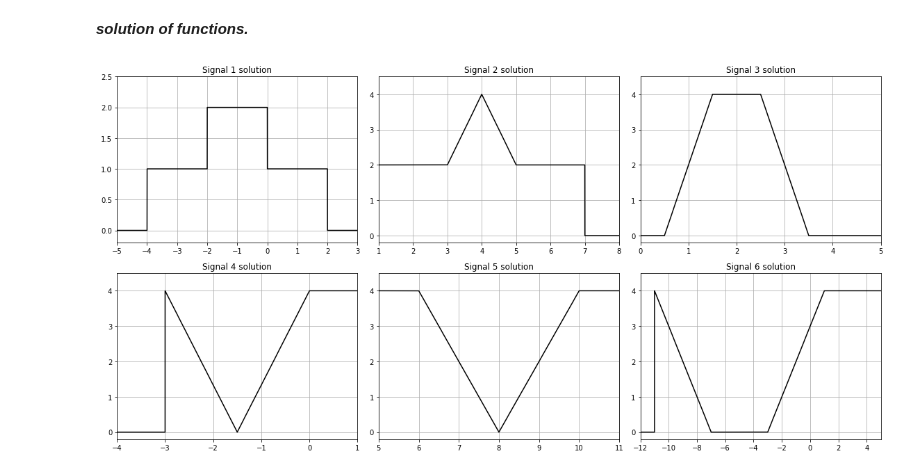
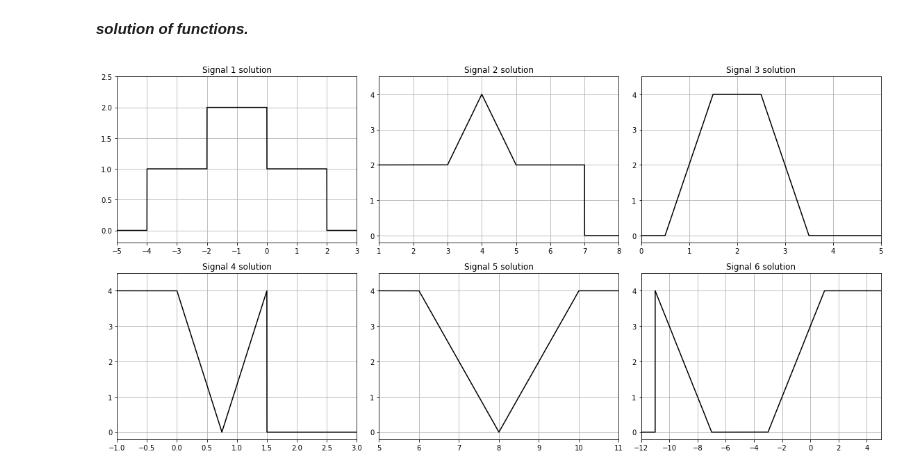
Before and after one commit to HossamAbdelraof/ECE-assignments, a Jupyter notebook: analog_communication/Ass1.ipynb, the cells around one changed output. Cells and saved outputs as stored; diff of their text form; code cells hidden in the pictures.

```diff
--- a/analog_communication/Ass1.ipynb
+++ b/analog_communication/Ass1.ipynb
@@ -69,11 +69,11 @@ def S3(t):
 
 def S4(t):
     """ Signal 4"""
-    return   (-4* tri((1/3)*(t-3))+4) * u(-t+6)
+    return   (-4* tri((1/1.5)*(t+1.5))+4)* u(t+3)
 
 def S5(t):
     """ Signal 5 """
-    return  (-4* tri(t-3)+4) * u(-t +6)
+    return  (-4* tri(t-3)+4) * (t == t)
 
 def S6(t):
     """ Signal 6"""
@@ -103,31 +103,31 @@ plt.show()
 # %%
 t = np.linspace(-15, 15, 100000)
 
 # the operation in the function
 shift = [-t+2, t-1, 2*t-1, -2*t, 0.5*(t-2), -0.5*(t-1)]
 
 # the functions
 functions = [S1, S2, S3, S4, S5, S6]
 
 # Conditioning Y axes
 y_M = [ 2.5, 4.5, 4.5, 4.5, 4.5, 4.5 ]
 
 # Conditioning X axes
-x_R = [(-5, 3), (1, 8), (0, 5), (-4, 1), (5, 11), (-12, 5)]
+x_R = [(-5, 3), (1, 8), (0, 5), (-1, 3), (5, 11), (-12, 5)]
 
 plt.figure(figsize=(16, 8))
 i = 1
 for t_, fun, y, x in zip(shift, functions, y_M, x_R):
     plt.subplot(2, 3, i)
     plt.plot(t, fun(t_), 'black')
     plt.ylim((-0.2, y))
     plt.xlim(x)
     plt.grid()
     plt.title("Signal {} solution".format(i))
     i+=1
 
 plt.tight_layout()
 plt.savefig('res_all_fun.jpg')
 plt.show()
 # %% [output]
-[figure, old version]
+[figure, new version]
```
Also changed, not shown: parts of 1 cell of this notebook.
